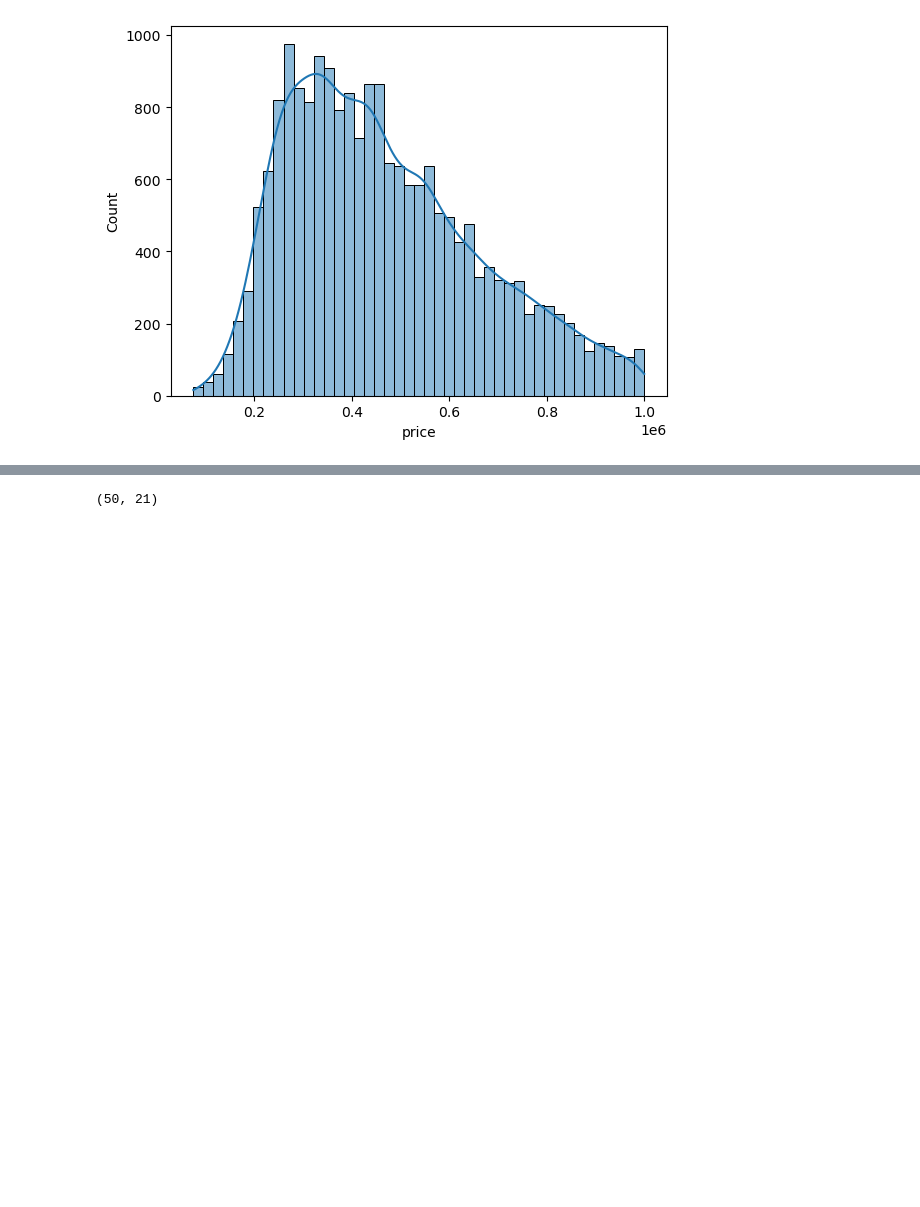
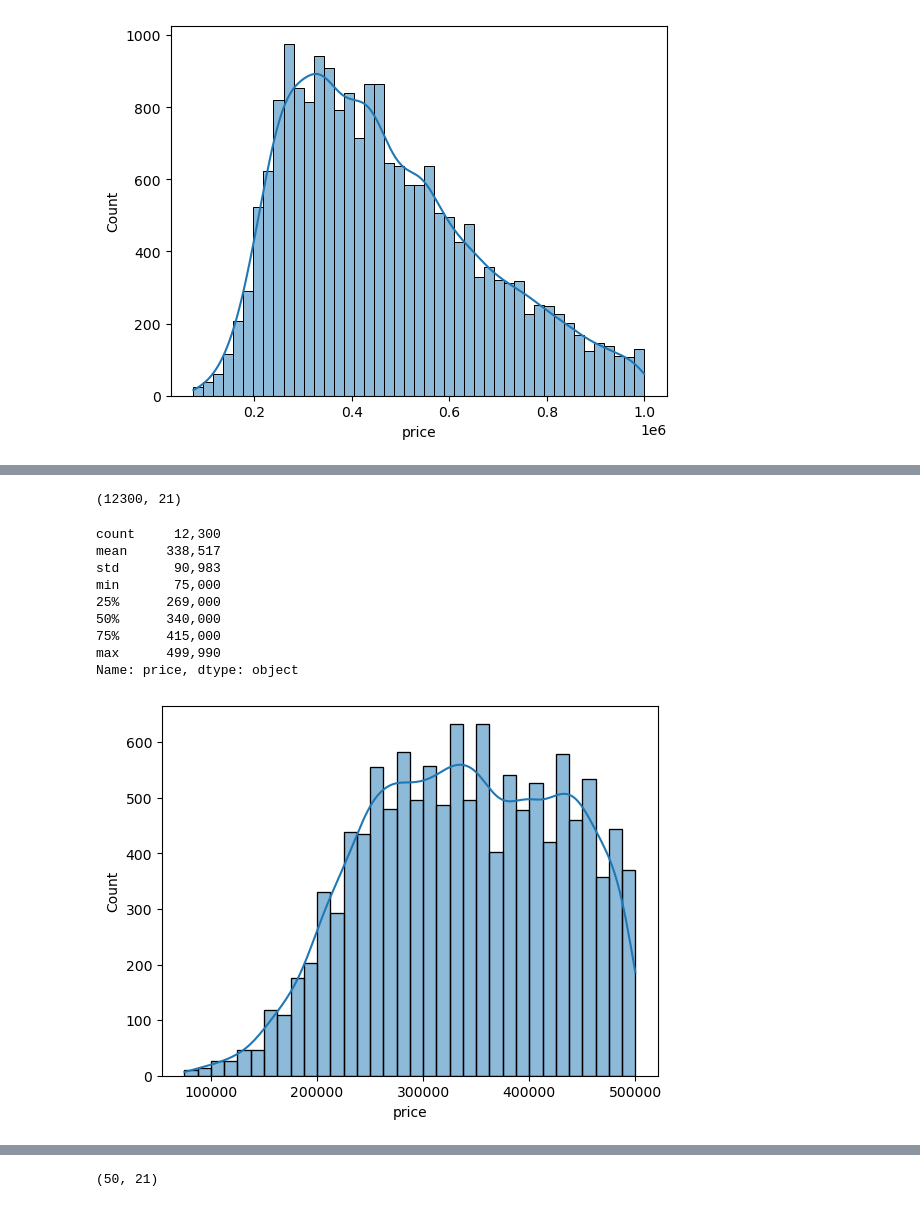
Before and after one commit to Enam88/apartment-hunter, a Jupyter notebook: notebooks/preprocessing.ipynb, the cells around one changed output, grey strips where cells are left out. Drawn from its saved outputs; the diff is of its cells as text; code cells hidden in the pictures; blank space fills up the shorter version.

```diff
--- a/notebooks/preprocessing.ipynb
+++ b/notebooks/preprocessing.ipynb
@@ -121,0 +143,21 @@ Name: price, dtype: object
+# %%
+price_less_500K = df[df["price"] < 500_000]
+
+price_less_500K["sqft_living"].describe().apply("{0:,.0f}".format)
+
+
+sns.histplot(price_less_500K["price"], kde=True)
+print(price_less_500K.shape)
+price_less_500K["price"].describe().apply("{0:,.0f}".format)
+# %% [output]
+(12300, 21)
+count     12,300
+mean     338,517
+std       90,983
+min       75,000
+25%      269,000
+50%      340,000
+75%      415,000
+max      499,990
+Name: price, dtype: object
+[figure, added]
```
Also changed, not shown: parts of 16 cells of this notebook.
